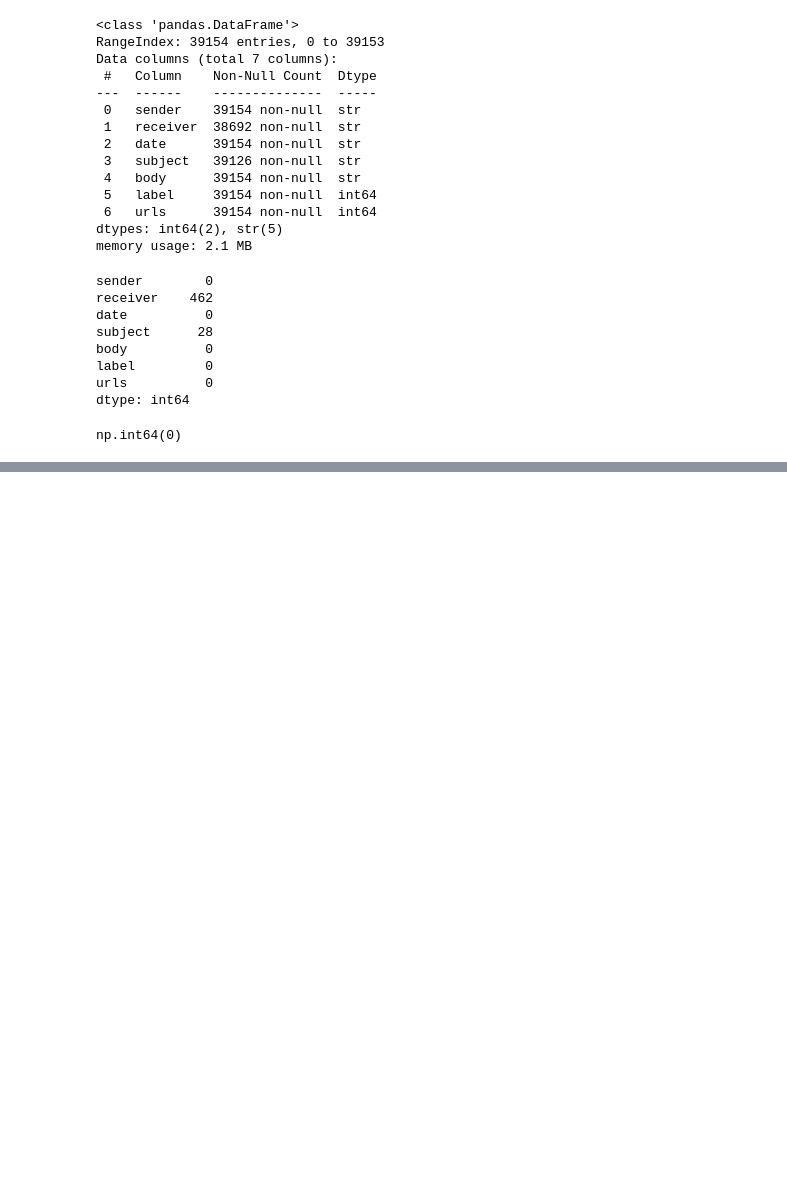
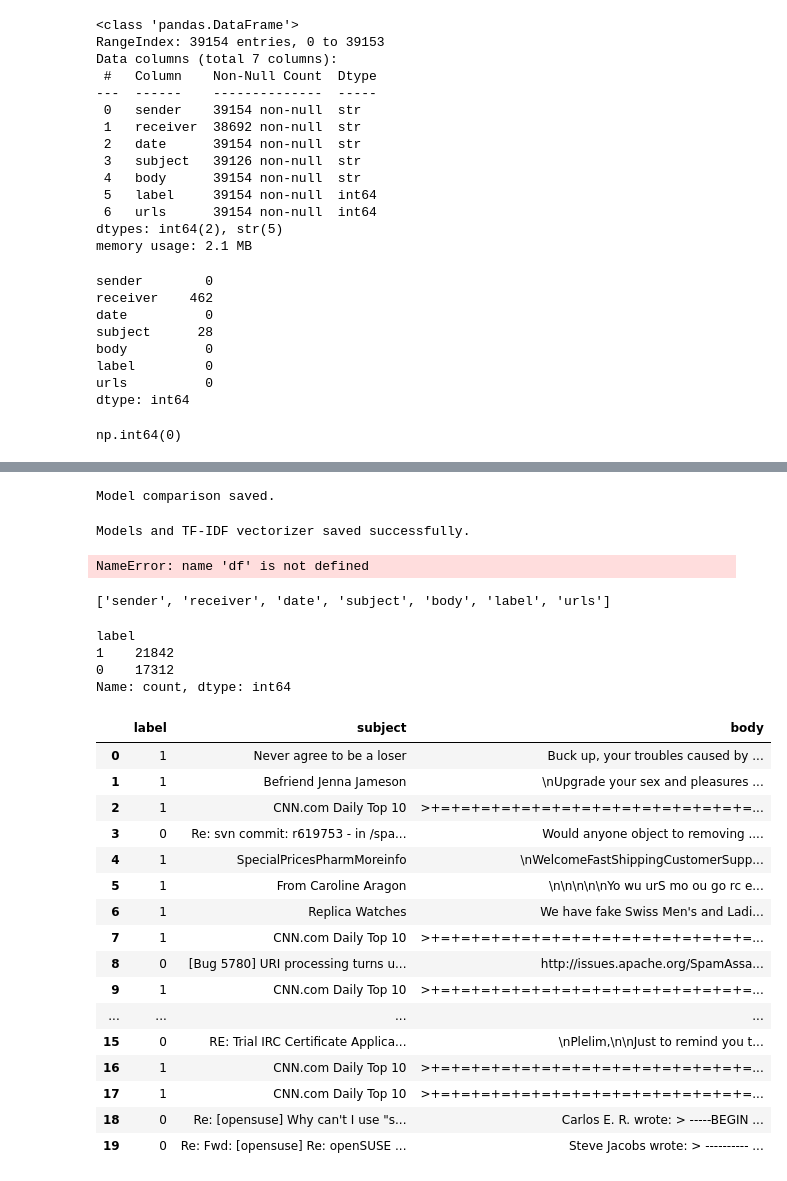
Before and after one commit to Bianca-71/phishing-detection-system, a Jupyter notebook: notebooks/01_dataset_exploration.ipynb, the cells around one changed output, grey strips where cells are left out. Saved outputs shown, nothing was run; the diff lists cells and outputs as text; code cells hidden in the pictures; blank space fills up the shorter version.

```diff
--- a/notebooks/01_dataset_exploration.ipynb
+++ b/notebooks/01_dataset_exploration.ipynb
@@ -75,0 +546,25 @@ np.int64(0)
+# %%
+#save comparism results
+results.to_csv("../reports/model_comparison.csv", index=False)
+
+comparison.to_csv("../reports/confusion_matrix_metrics.csv")
+
+print("Model comparison saved.")
+# %% [output]
+Model comparison saved.
+# %%
+import joblib
+
+joblib.dump(tfidf, "../models/tfidf_vectorizer.pkl")
+
+joblib.dump(svm_model, "../models/svm_model.pkl")
+joblib.dump(rf_model, "../models/rf_model.pkl")
+joblib.dump(xgb_model, "../models/xgb_model.pkl")
+
+print("Models and TF-IDF vectorizer saved successfully.")
+# %% [output]
+Models and TF-IDF vectorizer saved successfully.
+# %%
+df.columns.tolist()
+# %% [output]
+NameError: name 'df' is not defined
@@ -75,0 +573,33 @@ np.int64(0)
+# %%
+df = pd.read_csv("../data/raw/CEAS_08.csv")
+# %%
+df.columns.tolist()
+# %% [output]
+['sender', 'receiver', 'date', 'subject', 'body', 'label', 'urls']
+# %%
+df["label"].value_counts(dropna=False)
+# %% [output]
+label
+1    21842
+0    17312
+Name: count, dtype: int64
+# %%
+df[["label", "subject", "body"]].head(20)
+# %% [output]
+|  | label | subject | body |
+| 0 | 1 | Never agree to be a loser | Buck up, your troubles caused by ... |
+| 1 | 1 | Befriend Jenna Jameson | \nUpgrade your sex and pleasures ... |
+| 2 | 1 | CNN.com Daily Top 10 | >+=+=+=+=+=+=+=+=+=+=+=+=+=+=+=+=... |
+| 3 | 0 | Re: svn commit: r619753 - in /spa... | Would anyone object to removing .... |
+| 4 | 1 | SpecialPricesPharmMoreinfo | \nWelcomeFastShippingCustomerSupp... |
+| 5 | 1 | From Caroline Aragon | \n\n\n\n\nYo wu urS mo ou go rc e... |
+| 6 | 1 | Replica Watches | We have fake Swiss Men's and Ladi... |
+| 7 | 1 | CNN.com Daily Top 10 | >+=+=+=+=+=+=+=+=+=+=+=+=+=+=+=+=... |
+| 8 | 0 | [Bug 5780] URI processing turns u... | http://issues.apache.org/SpamAssa... |
+| 9 | 1 | CNN.com Daily Top 10 | >+=+=+=+=+=+=+=+=+=+=+=+=+=+=+=+=... |
+| ... | ... | ... | ... |
+| 15 | 0 | RE: Trial IRC Certificate Applica... | \nPlelim,\n\nJust to remind you t... |
+| 16 | 1 | CNN.com Daily Top 10 | >+=+=+=+=+=+=+=+=+=+=+=+=+=+=+=+=... |
+| 17 | 1 | CNN.com Daily Top 10 | >+=+=+=+=+=+=+=+=+=+=+=+=+=+=+=+=... |
+| 18 | 0 | Re: [opensuse] Why can't I use "s... | Carlos E. R. wrote: > -----BEGIN ... |
+| 19 | 0 | Re: Fwd: [opensuse] Re: openSUSE ... | Steve Jacobs wrote: > ---------- ... |
```
Also changed, not shown: parts of 60 cells of this notebook, 18 other files.
